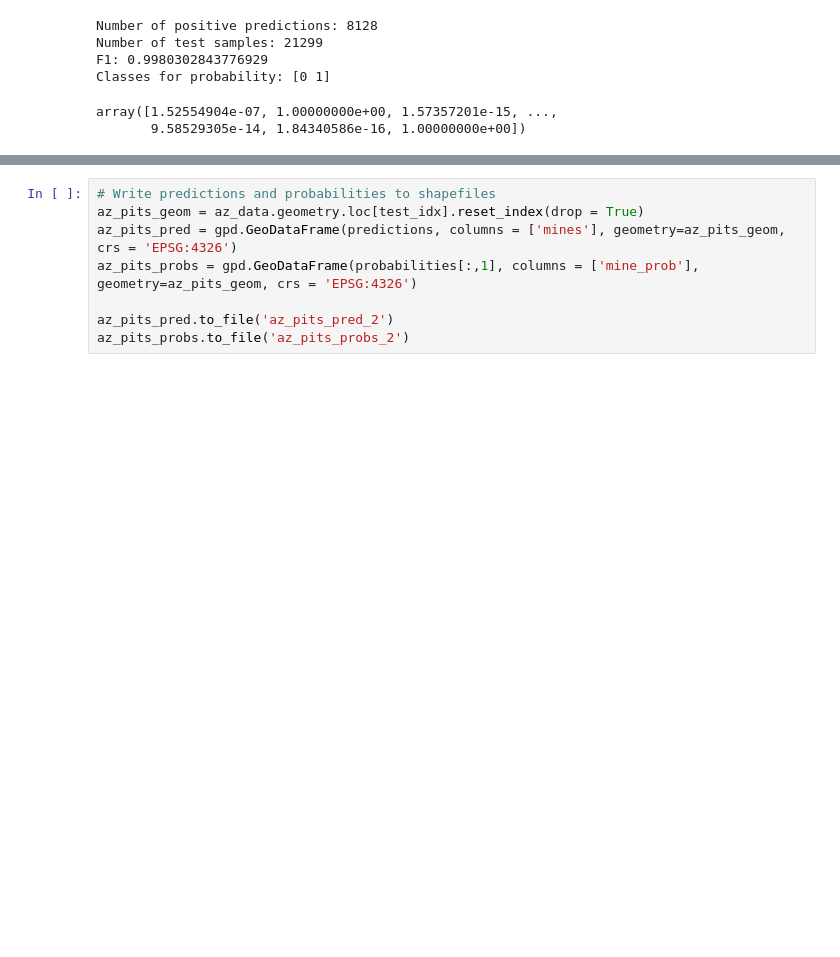
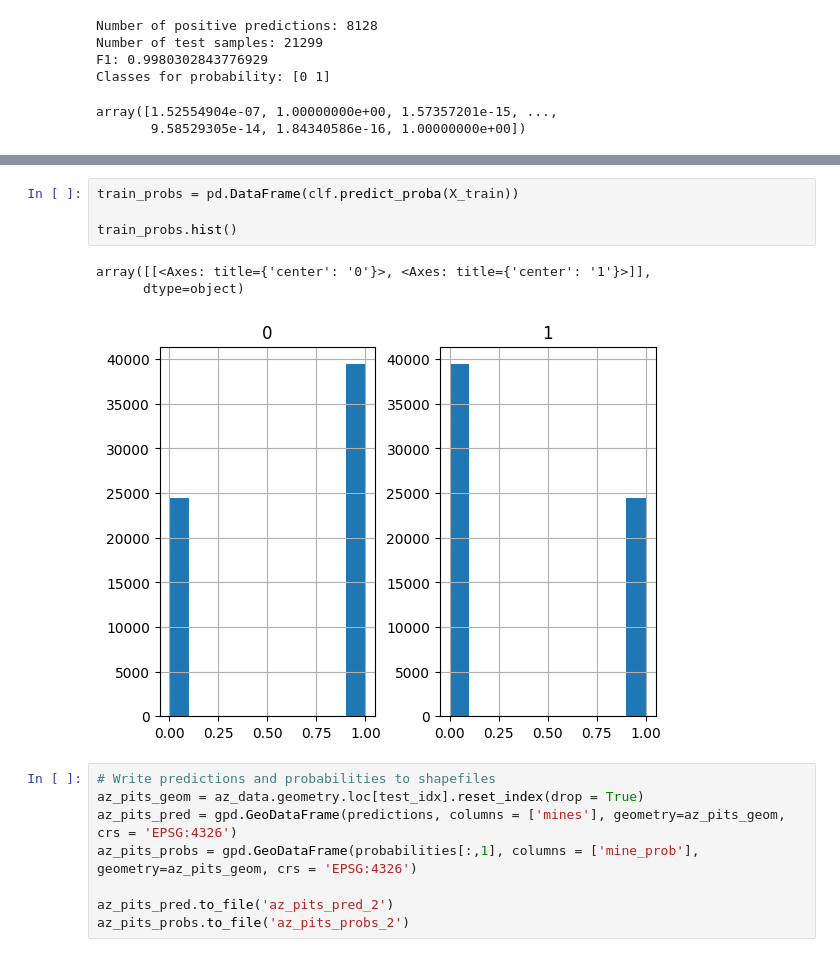
Before and after one commit to Ode-PBLLC/aquarry, a Jupyter notebook: mine_mapping.ipynb, the cells around one changed output, grey strips where cells are left out. Drawn from its saved outputs; the diff is of its cells as text; blank space fills up the shorter version.

```diff
--- a/mine_mapping.ipynb
+++ b/mine_mapping.ipynb
@@ -608,3 +629,11 @@ array([1.52554904e-07, 1.00000000e+00, 1.57357201e-15, ...,
+# %%
+train_probs = pd.DataFrame(clf.predict_proba(X_train))
+
+train_probs.hist()
+# %% [output]
+array([[<Axes: title={'center': '0'}>, <Axes: title={'center': '1'}>]],
+      dtype=object)
+[figure, added]
 # %%
 # Write predictions and probabilities to shapefiles
 az_pits_geom = az_data.geometry.loc[test_idx].reset_index(drop = True)
```
Also changed, not shown: parts of 5 cells of this notebook.
